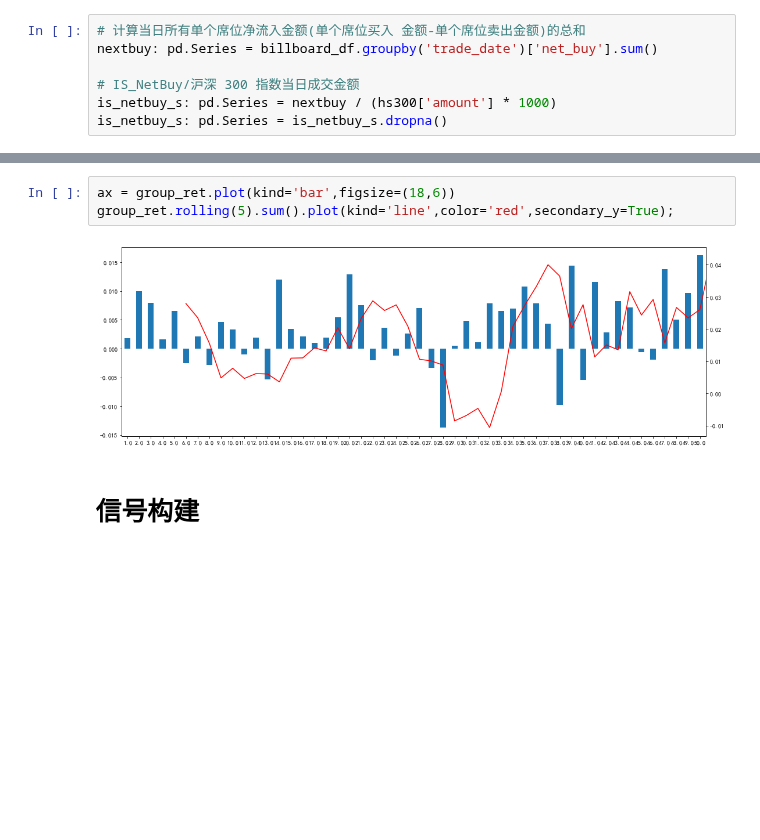
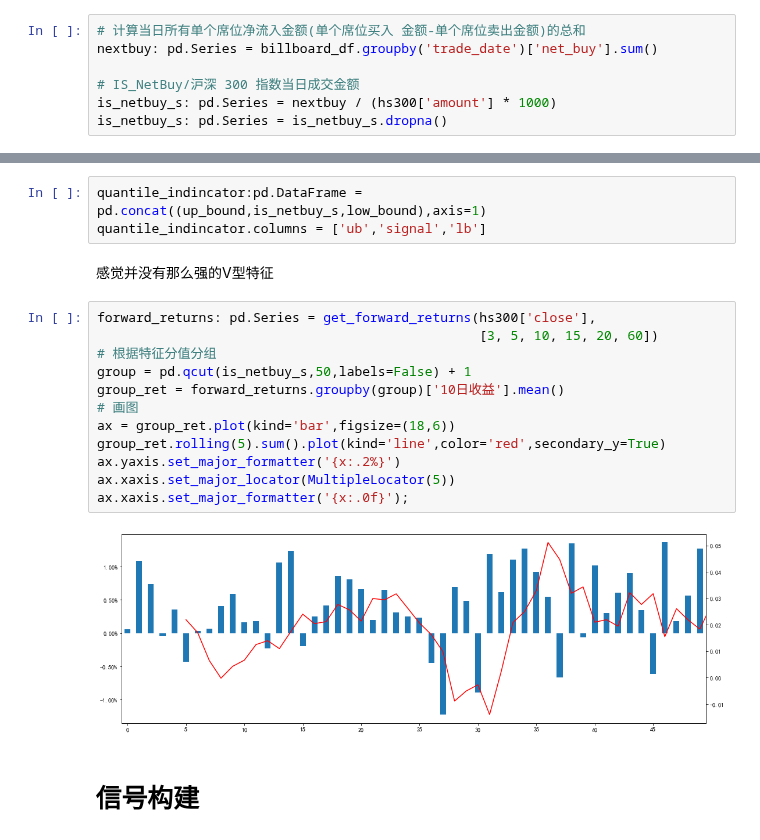
Before and after one commit to hugo2046/QuantsPlaybook, a Jupyter notebook: C-择时类/特征分布建模择时/特征分布择时.ipynb, the cells around one changed output, grey strips where cells are left out. Drawn from its saved outputs; the diff is of its cells as text; blank space fills up the shorter version.

```diff
--- a/C-择时类/特征分布建模择时/特征分布择时.ipynb
+++ b/C-择时类/特征分布建模择时/特征分布择时.ipynb
@@ -51,8 +73,22 @@ group_ret = forward_returns.groupby(group)['10日收益'].mean()
-# %%
-ax = group_ret.plot(kind='bar',figsize=(18,6))
-group_ret.rolling(5).sum().plot(kind='line',color='red',secondary_y=True);
-# %% [output]
-[figure, removed]
+# %%
+quantile_indincator:pd.DataFrame = pd.concat((up_bound,is_netbuy_s,low_bound),axis=1)
+quantile_indincator.columns = ['ub','signal','lb']
+# %% [markdown]
+感觉并没有那么强的V型特征
+# %%
+forward_returns: pd.Series = get_forward_returns(hs300['close'],
+                                                 [3, 5, 10, 15, 20, 60])
+# 根据特征分值分组
+group = pd.qcut(is_netbuy_s,50,labels=False) + 1
+group_ret = forward_returns.groupby(group)['10日收益'].mean()
+# 画图
+ax = group_ret.plot(kind='bar',figsize=(18,6))
+group_ret.rolling(5).sum().plot(kind='line',color='red',secondary_y=True)
+ax.yaxis.set_major_formatter('{x:.2%}')
+ax.xaxis.set_major_locator(MultipleLocator(5))
+ax.xaxis.set_major_formatter('{x:.0f}');
+# %% [output]
+[figure, added]
 # %% [markdown]
 # 信号构建
 # %%
```
Also changed, not shown: parts of 20 cells of this notebook, 4 other files.
